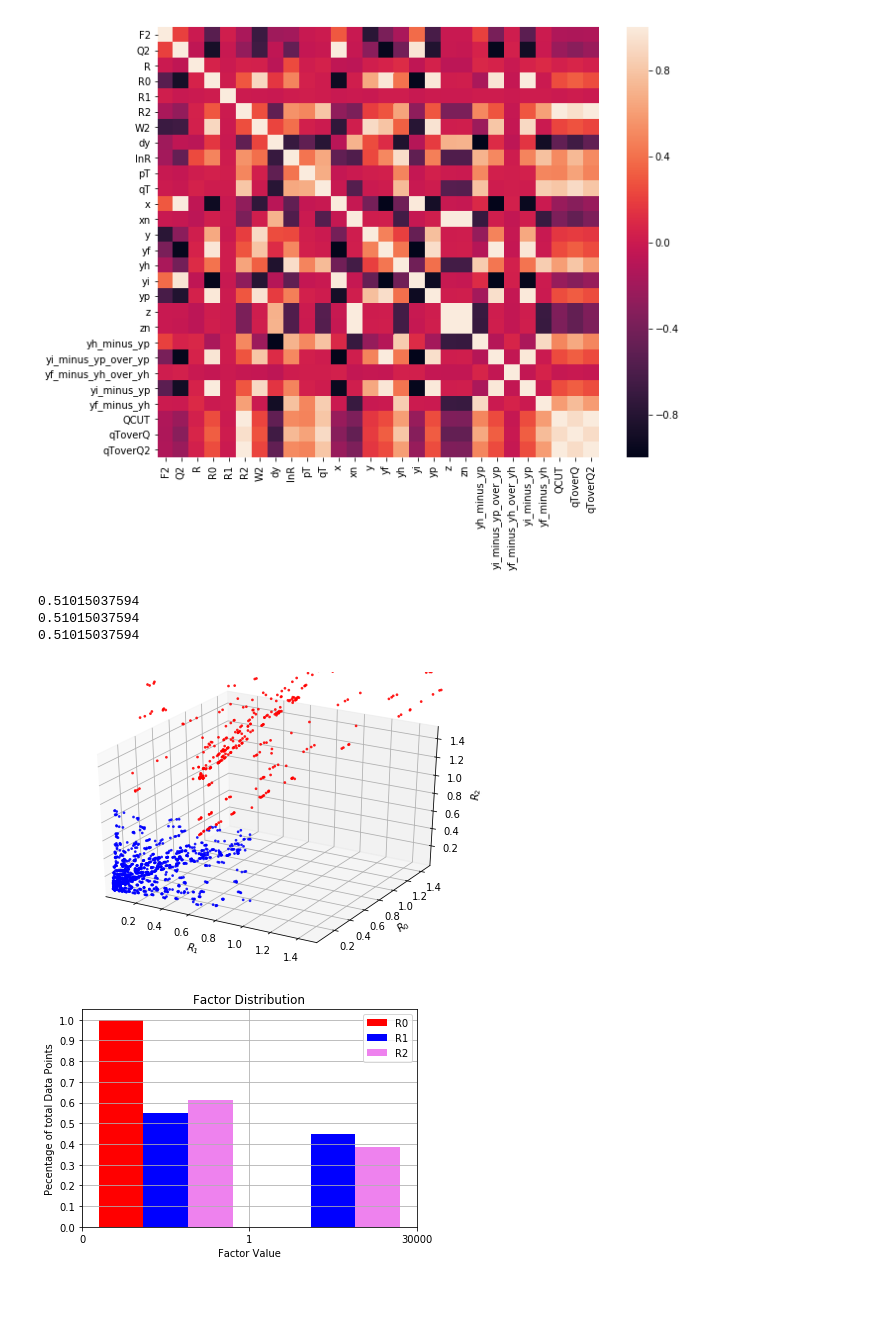
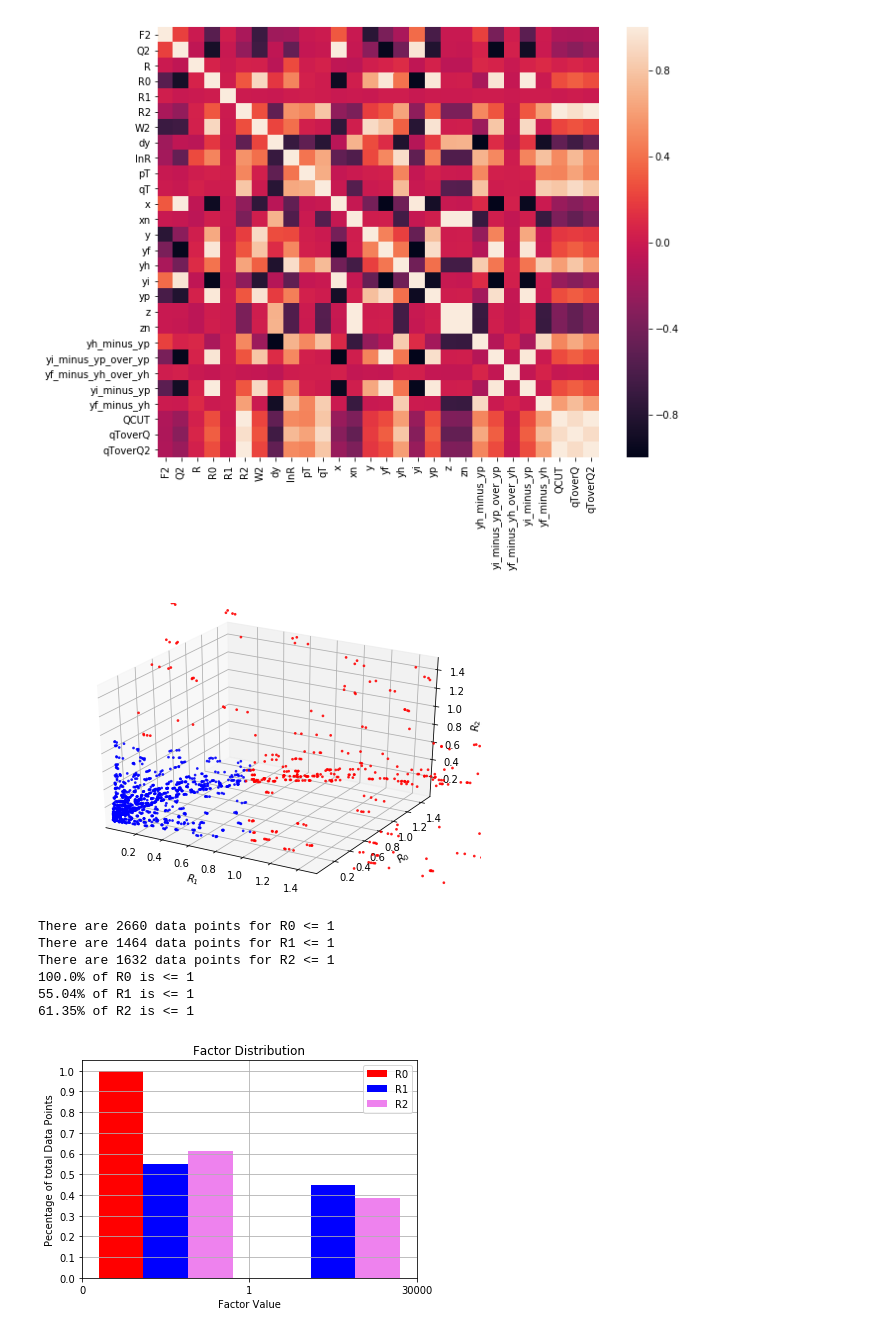
Before and after one commit to prokudin/collinearity, a Jupyter notebook: notebooks/HERMES_data_analysis_CEU_figures.ipynb, the cells around one changed output. Cells and saved outputs as stored; diff of their text form; code cells hidden in the pictures; blank space fills up the shorter version.

```diff
--- a/notebooks/HERMES_data_analysis_CEU_figures.ipynb
+++ b/notebooks/HERMES_data_analysis_CEU_figures.ipynb
@@ -169,12 +170,7 @@ def color_plot3D(data, x_lab, y_lab, z_lab, cmap="plasma", alpha=1.0):
     xval = data[x_lab].values
     yval = data[y_lab].values
     zval = data[z_lab].values
-    xval_small = []
-    yval_small = []
-    zval_small = []
-    xval_big = []
-    yval_big = []
-    zval_big = []
+
     data_q = data["QCUT"]
 
     #colors = (data_q - min(data_q)) / (max(data_q) - min(data_q))  # XXX
@@ -185,21 +181,10 @@ def color_plot3D(data, x_lab, y_lab, z_lab, cmap="plasma", alpha=1.0):
     fig = plt.figure()
     ax = Axes3D(fig)#fig.add_subplot(111, projection = "3d")
 
-    for i in range(len(xval)):
-        if xval[i] <= 1 and yval[i] <= 1 and zval[i] <=1:
-            xval_small.append(xval[i])
-            yval_small.append(yval[i])
-            zval_small.append(zval[i])
-        else:
-            xval_big.append(yval[i])
-            yval_big.append(xval[i])
-            zval_big.append(zval[i])
-    print(len(xval_small)/len(xval))
-    print(len(yval_small)/len(xval))
-    print(len(zval_small)/len(xval))
-    ax.scatter(xval_small,yval_small,zval_small,c = 'blue', s =3, cmap=plt.get_cmap(cmap), alpha=alpha)
-
-    ax.scatter(xval_big,yval_big,zval_big,c = 'red', s =3, cmap=plt.get_cmap(cmap), alpha=alpha)
+    dat = data.query("R0 <= 1 and R1 <= 1 and R2 <= 1")
+    ax.scatter(dat[x_lab].values,dat[y_lab].values,dat[z_lab].values,c = 'blue', s =3, cmap=plt.get_cmap(cmap), alpha=alpha)
+    dat_cut = data.query("R0 >= 1 or R1 >= 1 or R2 >= 1")
+    ax.scatter(dat_cut[x_lab].values,dat_cut[y_lab].values,dat_cut[z_lab].values,c = 'red', s =3, cmap=plt.get_cmap(cmap), alpha=alpha)
     #ax.scatter(xval, yval, zval, c=colors,s =3, cmap=plt.get_cmap(cmap), alpha=alpha)
 
 
@@ -212,12 +197,12 @@ def color_plot3D(data, x_lab, y_lab, z_lab, cmap="plasma", alpha=1.0):
 
     #fig.tight_layout()
 
-    return fig, ax, xval, yval, zval
+    return fig, ax, xval, yval, zval, dat, dat_cut
 
 def sorted_Histogram(data, x_lab, y_lab, z_lab, cmap="plasma", alpha=1.0):
-    xval = data[x_lab].values
-    yval = data[y_lab].values
-    zval = data[z_lab].values
+    xval = copy.deepcopy(data[x_lab].values)
+    yval = copy.deepcopy(data[y_lab].values)
+    zval = copy.deepcopy(data[z_lab].values)
 
     data_q = data["QCUT"]
 
@@ -244,8 +229,8 @@ def sorted_Histogram(data, x_lab, y_lab, z_lab, cmap="plasma", alpha=1.0):
         else:
             zval[i] = 1.5
 
-    dat = [xval, yval, zval]
-    plt.hist(dat, [0,1,2], density=True, color=["red", "blue", "violet"],label = ['R0','R1','R2'])
+    altered_Dat = [xval, yval, zval]
+    plt.hist(altered_Dat, [0,1,2], density=True, color=["red", "blue", "violet"],label = ['R0','R1','R2'])
     plt.legend(prop={'size': 10})
     plt.xlabel('Factor Value')
     labels = ['0', '1', '30000']
@@ -256,7 +241,7 @@ def sorted_Histogram(data, x_lab, y_lab, z_lab, cmap="plasma", alpha=1.0):
     plt.title('Factor Distribution')
     plt.grid(True)
     plt.show()
-    return fig, ax, dat
+    return fig, ax, altered_Dat
 # %%
 #data["qT"] = data["pT"] / data["z"]
 data["qToverQ"] = data["qT"] /(data["Q2"]**0.5)
@@ -380,25 +365,40 @@ plt.show()
 [figure]
 # %%
 
-fig, ax, xval, yval, zval = color_plot3D(data,"R1", "R0","R2",cmap="seismic", alpha=.8)
+fig, ax, xval, yval, zval, dat, dat_cut = color_plot3D(data,"R1", "R0","R2",cmap="seismic", alpha=.8)
 #ax.yscale('symlog')
 #ax.set_yscale("log")
 ax.set_ylim([0.0001,1.5])
 #ax.set_xscale("log")
 ax.set_xlim([0.0001,1.5])
 ax.set_zlim([0.0001,1.5])
 ##plt.axhline(1,0,1)
 #plt.axvline(1,0,1)
 #plt.savefig("../Figs/hermes_data_R2_R1.pdf")
 plt.show()
 # rotate the axes and update
 #for angle in range(0, 360):
 #    ax.view_init(30, angle)
 #    plt.draw()
 #    plt.pause(.001)
 # %% [output]
-0.51015037594
-0.51015037594
-0.51015037594
-[figure, old version]
+[figure, new version]
+# %%
+print('There are '+ str(len(data.query('R0 <= 1')))+' data points for R0 <= 1')
+print('There are '+ str(len(data.query('R1 <= 1')))+' data points for R1 <= 1')
+print('There are '+ str(len(data.query('R2 <= 1')))+' data points for R2 <= 1')
+print(str(round(len(data.query('R0 <= 1'))/len(data.R0),4)*100)+'% of R0 is <= 1')
+print(str(round(len(data.query('R1 <= 1'))/len(data.R0),4)*100)+'% of R1 is <= 1')
+print(str(round(len(data.query('R2 <= 1'))/len(data.R0),4)*100)+'% of R2 is <= 1')
+sizes = [round(len(data.query('R0 <= 1'))/len(data.R0),4)*100,round(len(data.query('R1 <= 1'))/len(data.R1),4)*100,
+            round(len(data.query('R2 <= 1'))/len(data.R2),4)*100]
+# Percentage R0, R1, and R2 filtered
+sizes2 = [100- sizes[0],100 - sizes[1],100 - sizes[2]]
+# %% [output]
+There are 2660 data points for R0 <= 1
+There are 1464 data points for R1 <= 1
+There are 1632 data points for R2 <= 1
+100.0% of R0 is <= 1
+55.04% of R1 is <= 1
+61.35% of R2 is <= 1
 # %%
```
Also changed, not shown: parts of 40 cells of this notebook.
